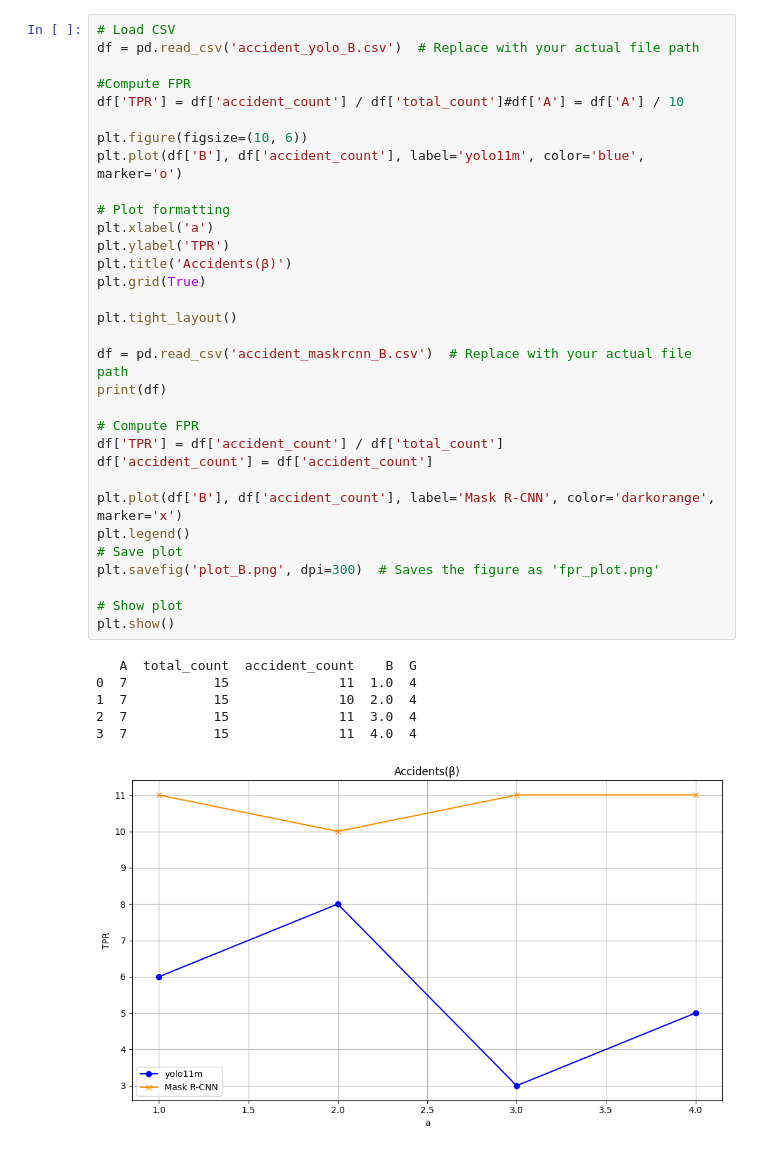
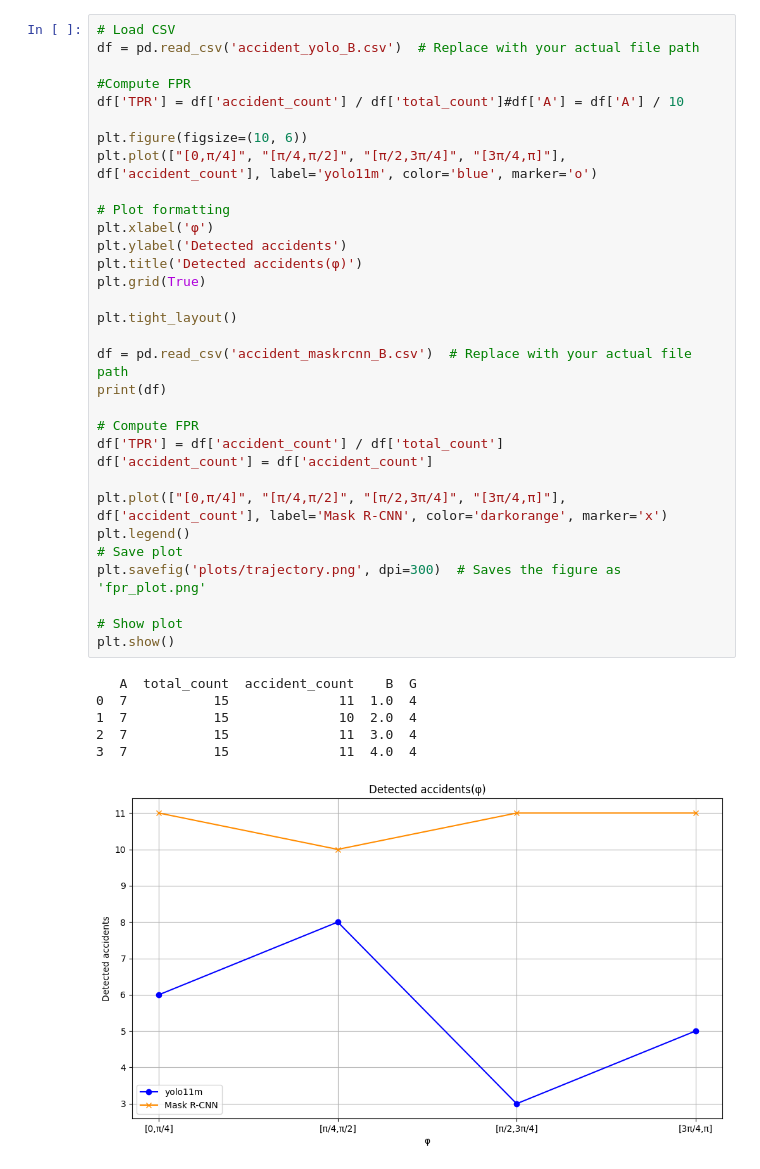
Before and after one commit to TomaszFilip/MasterThesis, a Jupyter notebook: plot.ipynb, the cells around one changed output. Saved outputs shown, nothing was run; the diff lists cells and outputs as text.

```diff
--- a/plot.ipynb
+++ b/plot.ipynb
@@ -164,37 +164,37 @@ plt.show()
 df = pd.read_csv('accident_yolo_B.csv')  # Replace with your actual file path
 
 #Compute FPR
 df['TPR'] = df['accident_count'] / df['total_count']#df['A'] = df['A'] / 10
 
 plt.figure(figsize=(10, 6))
-plt.plot(df['B'], df['accident_count'], label='yolo11m', color='blue', marker='o')
+plt.plot(["[0,π/4]", "[π/4,π/2]", "[π/2,3π/4]", "[3π/4,π]"], df['accident_count'], label='yolo11m', color='blue', marker='o')
 
 # Plot formatting
-plt.xlabel('a')
-plt.ylabel('TPR')
-plt.title('Accidents(β)')
+plt.xlabel('φ')
+plt.ylabel('Detected accidents')
+plt.title('Detected accidents(φ)')
 plt.grid(True)
 
 plt.tight_layout()
 
 df = pd.read_csv('accident_maskrcnn_B.csv')  # Replace with your actual file path
 print(df)
 
 # Compute FPR
 df['TPR'] = df['accident_count'] / df['total_count']
 df['accident_count'] = df['accident_count']
 
-plt.plot(df['B'], df['accident_count'], label='Mask R-CNN', color='darkorange', marker='x')
+plt.plot(["[0,π/4]", "[π/4,π/2]", "[π/2,3π/4]", "[3π/4,π]"], df['accident_count'], label='Mask R-CNN', color='darkorange', marker='x')
 plt.legend()
 # Save plot
-plt.savefig('plot_B.png', dpi=300)  # Saves the figure as 'fpr_plot.png'
+plt.savefig('plots/trajectory.png', dpi=300)  # Saves the figure as 'fpr_plot.png'
 
 # Show plot
 plt.show()
 # %% [output]
    A  total_count  accident_count    B  G
 0  7           15              11  1.0  4
 1  7           15              10  2.0  4
 2  7           15              11  3.0  4
 3  7           15              11  4.0  4
-[figure, old version]
+[figure, new version]
```
Also changed, not shown: parts of 4 cells of this notebook, 5 other files.
